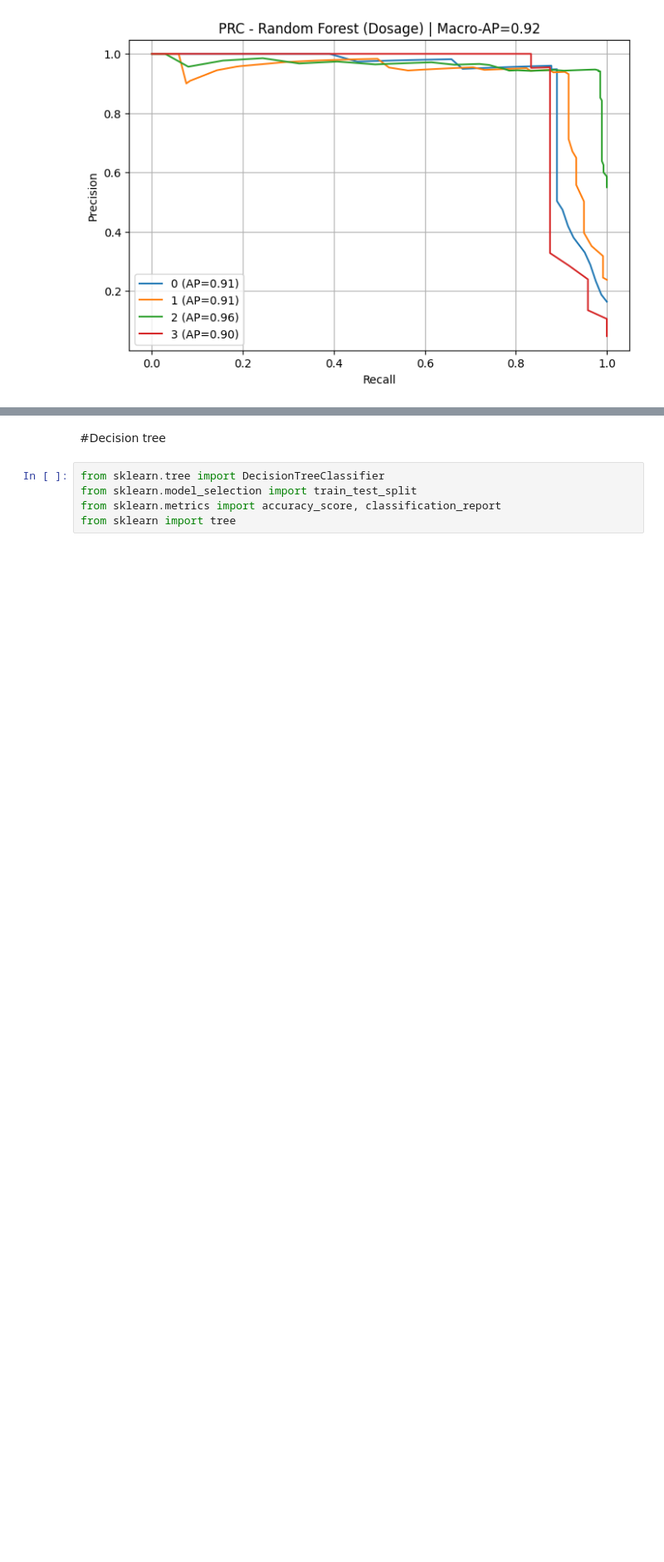
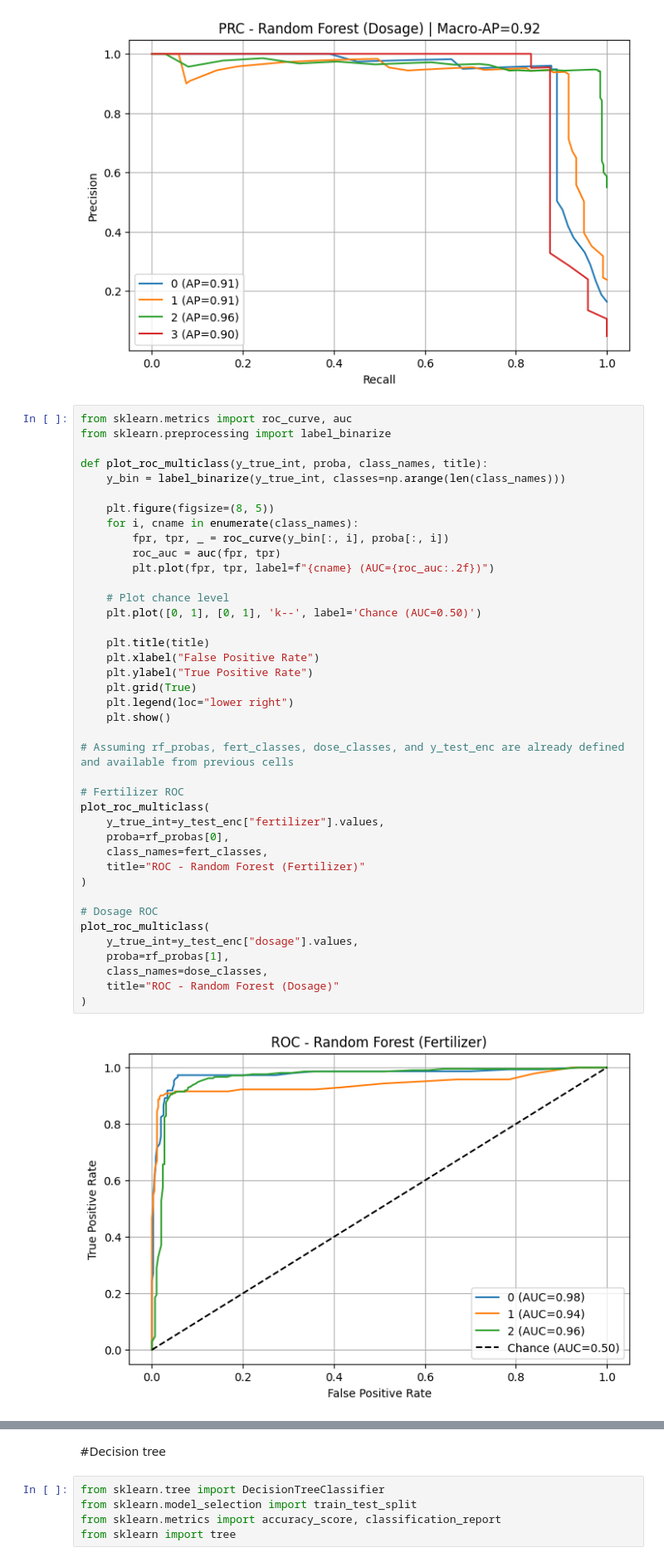
Before and after one commit to Chehan2004/DSGP_GROUP_36, a Jupyter notebook: Fertilizer&Pesticide.ipynb, the cells around one changed output, grey strips where cells are left out. Shown at 83% size. Drawn from its saved outputs; the diff is of its cells as text; blank space fills up the shorter version.

```diff
--- a/Fertilizer&Pesticide.ipynb
+++ b/Fertilizer&Pesticide.ipynb
@@ -456,3 +443,45 @@ plot_prc_multiclass(
 # %% [output]
 [figure]
 [figure]
+# %%
+from sklearn.metrics import roc_curve, auc
+from sklearn.preprocessing import label_binarize
+
+def plot_roc_multiclass(y_true_int, proba, class_names, title):
+    y_bin = label_binarize(y_true_int, classes=np.arange(len(class_names)))
+
+    plt.figure(figsize=(8, 5))
+    for i, cname in enumerate(class_names):
+        fpr, tpr, _ = roc_curve(y_bin[:, i], proba[:, i])
+        roc_auc = auc(fpr, tpr)
+        plt.plot(fpr, tpr, label=f"{cname} (AUC={roc_auc:.2f})")
+
+    # Plot chance level
+    plt.plot([0, 1], [0, 1], 'k--', label='Chance (AUC=0.50)')
+
+    plt.title(title)
+    plt.xlabel("False Positive Rate")
+    plt.ylabel("True Positive Rate")
+    plt.grid(True)
+    plt.legend(loc="lower right")
+    plt.show()
+
+# Assuming rf_probas, fert_classes, dose_classes, and y_test_enc are already defined and available from previous cells
+
+# Fertilizer ROC
+plot_roc_multiclass(
+    y_true_int=y_test_enc["fertilizer"].values,
+    proba=rf_probas[0],
+    class_names=fert_classes,
+    title="ROC - Random Forest (Fertilizer)"
+)
+
+# Dosage ROC
+plot_roc_multiclass(
+    y_true_int=y_test_enc["dosage"].values,
+    proba=rf_probas[1],
+    class_names=dose_classes,
+    title="ROC - Random Forest (Dosage)"
+)
+# %% [output]
+[figure, added]
```
Also changed, not shown: parts of 17 cells of this notebook.
